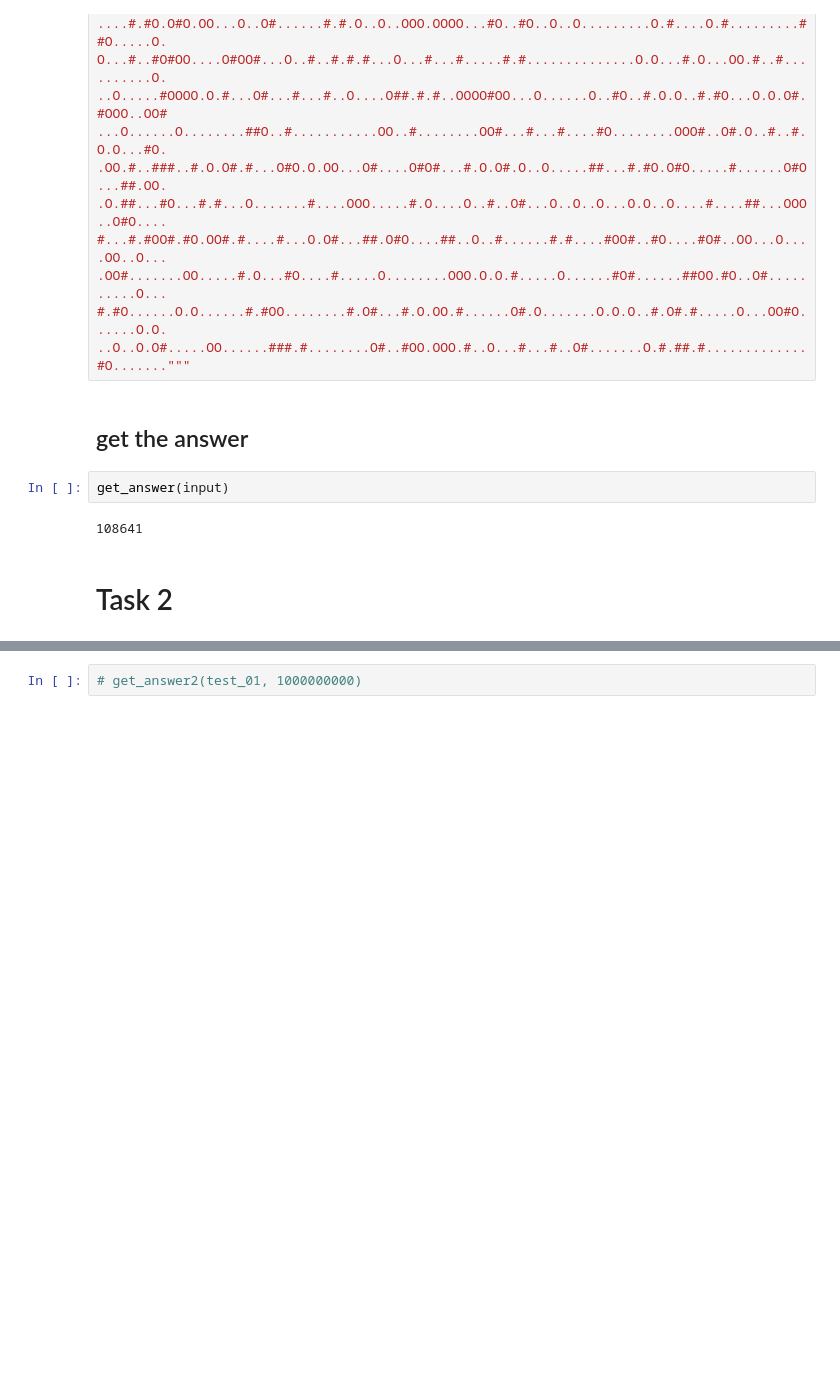
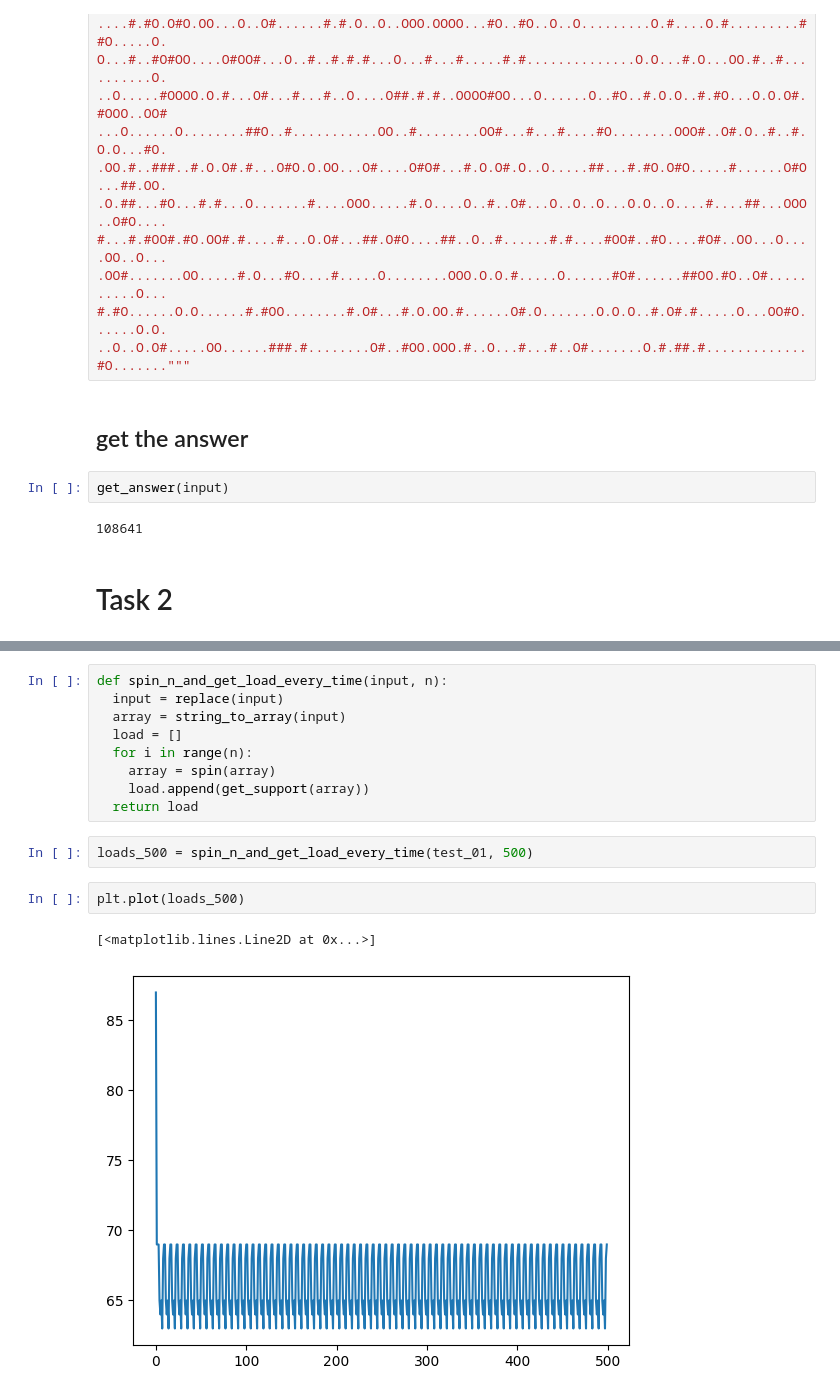
Before and after one commit to ihawryluk/advent-of-code-2023, a Jupyter notebook: AoC_14.ipynb, the cells around one changed output, grey strips where cells are left out. Cells and saved outputs as stored; diff of their text form; blank space fills up the shorter version.

```diff
--- a/AoC_14.ipynb
+++ b/AoC_14.ipynb
@@ -359,2 +353,16 @@ def get_answer2(input,n):
-# %%
-# get_answer2(test_01, 1000000000)
+# %%
+def spin_n_and_get_load_every_time(input, n):
+  input = replace(input)
+  array = string_to_array(input)
+  load = []
+  for i in range(n):
+    array = spin(array)
+    load.append(get_support(array))
+  return load
+# %%
+loads_500 = spin_n_and_get_load_every_time(test_01, 500)
+# %%
+plt.plot(loads_500)
+# %% [output]
+[<matplotlib.lines.Line2D at 0x...>]
+[figure, added]
```
Also changed, not shown: parts of 18 cells of this notebook.
